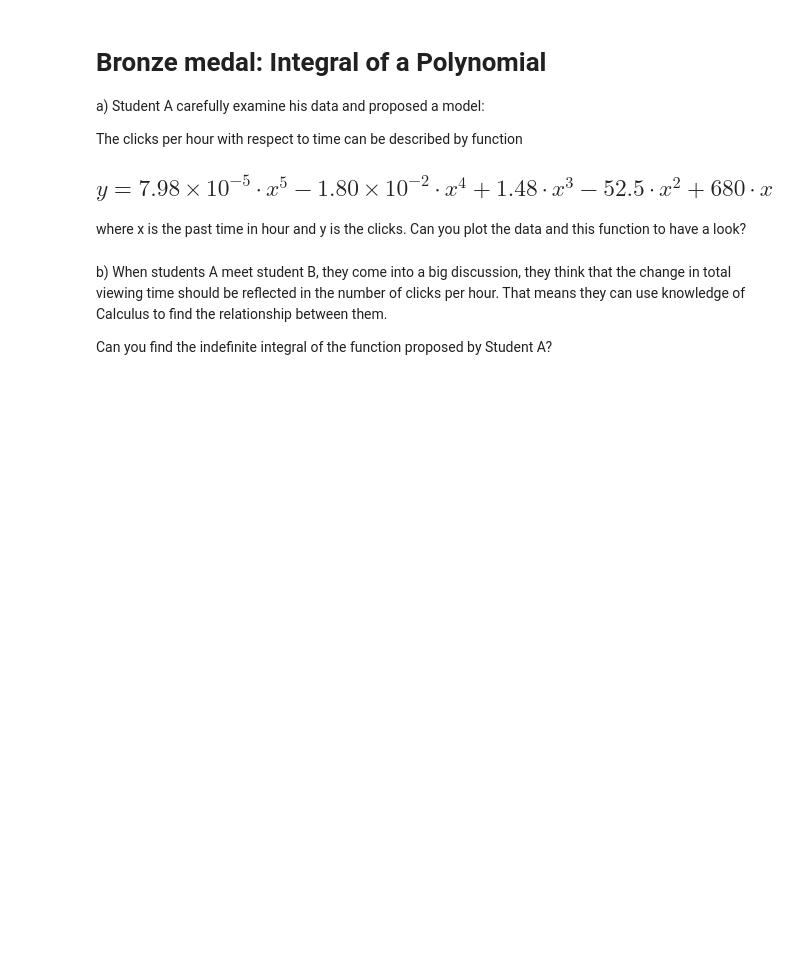
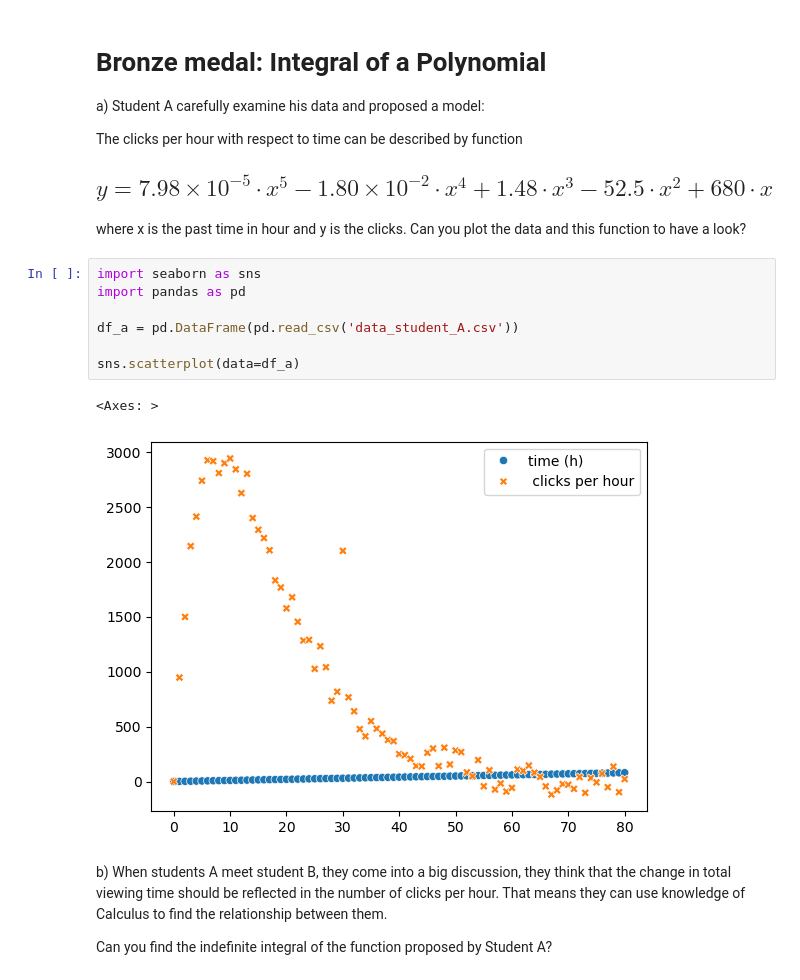
Before and after one commit to dvaud/computational-thinking-week-individual-15059979, a Jupyter notebook: challenge_calculus/Review_Calculus.ipynb, the cells around one changed output. Cells and saved outputs as stored; diff of their text form; blank space fills up the shorter version.

```diff
--- a/challenge_calculus/Review_Calculus.ipynb
+++ b/challenge_calculus/Review_Calculus.ipynb
@@ -71,6 +71,16 @@ The clicks per hour with respect to time can be described by function
 ## $y=7.98 \times 10^{-5} \cdot x^5 - 1.80 \times 10^{-2} \cdot x^4 + 1.48 \cdot x^3 - 52.5 \cdot x^2 + 680 \cdot x$
 
 where x is the past time in hour and y is the clicks. Can you plot the data and this function to have a look?
+# %%
+import seaborn as sns
+import pandas as pd
+
+df_a = pd.DataFrame(pd.read_csv('data_student_A.csv'))
+
+sns.scatterplot(data=df_a)
+# %% [output]
+<Axes: >
+[figure, added]
 # %% [markdown]
 b) When students A meet student B, they come into a big discussion, they think that the change in total viewing time should be reflected in the number of clicks per hour. That means they can use knowledge of Calculus to find the relationship between them.
 
```
Also changed, not shown: parts of 3 cells of this notebook, 1 other file.
